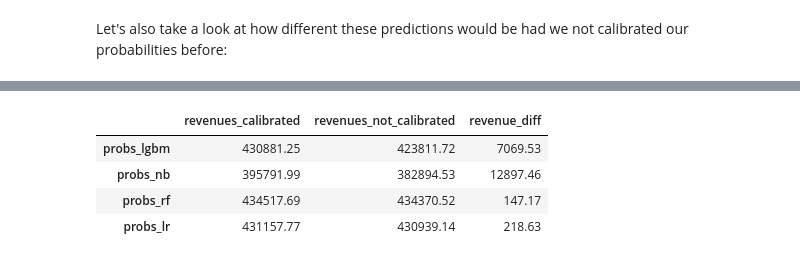
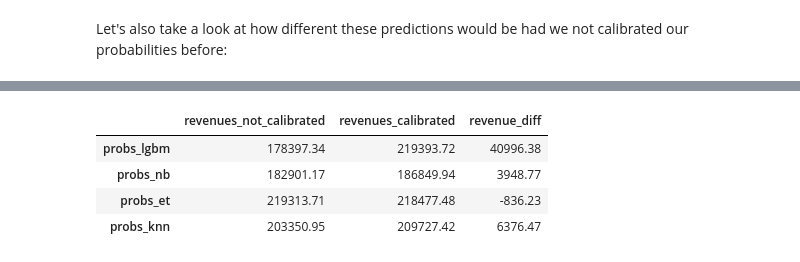
Before and after one commit to juliapocciotti/blog, a Jupyter notebook: posts/probability-calibration/prob_calibration.ipynb, the cells around one changed output, grey strips where cells are left out. Drawn from its saved outputs; the diff is of its cells as text; code cells hidden in the pictures.

Commit message:
probability calibration post

```diff
--- a/posts/probability-calibration/prob_calibration.ipynb
+++ b/posts/probability-calibration/prob_calibration.ipynb
@@ -262,10 +413,11 @@ fazer gráfico comparando antes e depois
 
 Now that we have our probabilities calibrated, we can return to the original problem: let's write a code that classifies a transaction as a fraud or not taking into account the costs and profits involved with each prediction
 # %%
+# Create a new dataframe with the calibrated probabilities
 df_test_models_calib = X_test.assign(
     probs_lgbm = calibrated_clfs['LGBM'].predict_proba(X_test)[:, 1],
     probs_nb = calibrated_clfs['Naive Bayes'].predict_proba(X_test)[:, 1],
-    probs_rf = calibrated_clfs['Random forest'].predict_proba(X_test)[:, 1],
-    probs_lr = calibrated_clfs['Logistic Regression'].predict_proba(X_test)[:, 1],
+    probs_et = calibrated_clfs['Extra Trees'].predict_proba(X_test)[:, 1],
+    probs_knn = calibrated_clfs['KNN'].predict_proba(X_test.values)[:, 1],
     y_true = y_test
 )
@@ -284,18 +442,23 @@ def calculate_matrix_revenue(cfmatrix_class, amount):
 # %%
 revenues_calibrated = {}
 
-for p in ['probs_lgbm', 'probs_nb', 'probs_rf', 'probs_lr']:
+for p in ['probs_lgbm', 'probs_nb', 'probs_et', 'probs_knn']:
     expected_rev_1, expected_rev_0 = get_example_value_dependent(df_test_models_calib[p], df_test_models_calib['Amount'])
 
-    # Calculates prediction if expected_rev_1 > expected_rev_0
     df_rev = df_test_models_calib.assign(
         expected_rev_1 = expected_rev_1,
         expected_rev_0 = expected_rev_0,
+
+        # Calculates prediction if expected_rev_1 > expected_rev_0
         pred_fraud_cost_dep = lambda d: d.apply(lambda x: 1 if x['expected_rev_1'] > x['expected_rev_0'] else 0, axis = 1),
+
+        # Gets the identification if the prediction is a TP/TN/FN/FP
         cfmatrix_class = lambda d: d.apply(lambda x: classify_sample(x['pred_fraud_cost_dep'], x['y_true']),  axis = 1),
-        expected_revenue = lambda d: d.apply(lambda x: calculate_matrix_revenue(x['cfmatrix_class'], x['Amount']),  axis = 1)
+
+        # Returns the real revenue by the prediction
+        real_revenue = lambda d: d.apply(lambda x: calculate_matrix_revenue(x['cfmatrix_class'], x['Amount']),  axis = 1)
     )
 
-    revenues_calibrated[p] = round(df_rev.expected_revenue.sum(), 2)
-    print(f'\n {p} expected revenue: ', round(df_rev.expected_revenue.sum(), 2))
+    revenues_calibrated[p] = round(df_rev.real_revenue.sum(), 2)
+    print(f'\n {p} expected revenue: ', round(df_rev.real_revenue.sum(), 2))
 # %% [output]
@@ -309,17 +472,21 @@ for p in ['probs_lgbm', 'probs_nb', 'probs_rf', 'probs_lr']:
 # %% [markdown]
 Let's also take a look at how different these predictions would be had we not calibrated our probabilities before:
 # %%
+#| echo: false
+
 df_test_models_uncalib = X_test.assign(
     probs_lgbm = lgbm.predict_proba(X_test)[:, 1],
     probs_nb = nb.predict_proba(X_test)[:, 1],
-    probs_rf = model.predict_proba(X_test)[:, 1],
-    probs_lr = lr.predict_proba(X_test)[:, 1],
+    probs_et = model.predict_proba(X_test)[:, 1],
+    probs_knn = knn.predict_proba(X_test.values)[:, 1],
     y_true = y_test
 )
 # %%
+#| echo: false
+
 revenues = {}
 
-for p in ['probs_lgbm', 'probs_nb', 'probs_rf', 'probs_lr']:
+for p in ['probs_lgbm', 'probs_nb', 'probs_et', 'probs_knn']:
     expected_rev_1, expected_rev_0 = get_example_value_dependent(df_test_models_uncalib[p], df_test_models_uncalib['Amount'])
 
     # Calculates prediction if expected_rev_1 > expected_rev_0
@@ -332,4 +499,3 @@ for p in ['probs_lgbm', 'probs_nb', 'probs_rf', 'probs_lr']:
     )
 
     revenues[p] = round(df_rev_uncalib.expected_revenue.sum(), 2)
-    print(f'\n {p} expected revenue: ', round(df_rev_uncalib.expected_revenue.sum(), 2))
@@ -344,14 +502,16 @@ for p in ['probs_lgbm', 'probs_nb', 'probs_rf', 'probs_lr']:
 # %%
-compare_revs = pd.concat([pd.DataFrame(revenues_calibrated, index = ['revenues_calibrated']).T,
-                        pd.DataFrame(revenues, index = ['revenues_not_calibrated']).T], axis = 1
+#| echo: false
+
+compare_revs = pd.concat([pd.DataFrame(revenues, index = ['revenues_not_calibrated']).T,
+                        pd.DataFrame(revenues_calibrated, index = ['revenues_calibrated']).T], axis = 1
                     ).assign(
                         revenue_diff = lambda d: d['revenues_calibrated'] - d['revenues_not_calibrated']
                     )
 
 compare_revs
 # %% [output]
-|  | revenues_calibrated | revenues_not_calibrated | revenue_diff |
-| probs_lgbm | 430881.25 | 423811.72 | 7069.53 |
-| probs_nb | 395791.99 | 382894.53 | 12897.46 |
-| probs_rf | 434517.69 | 434370.52 | 147.17 |
-| probs_lr | 431157.77 | 430939.14 | 218.63 |
+|  | revenues_not_calibrated | revenues_calibrated | revenue_diff |
+| probs_lgbm | 178397.34 | 219393.72 | 40996.38 |
+| probs_nb | 182901.17 | 186849.94 | 3948.77 |
+| probs_et | 219313.71 | 218477.48 | -836.23 |
+| probs_knn | 203350.95 | 209727.42 | 6376.47 |
```
Also changed, not shown: parts of 47 cells of this notebook, 6 other files.
